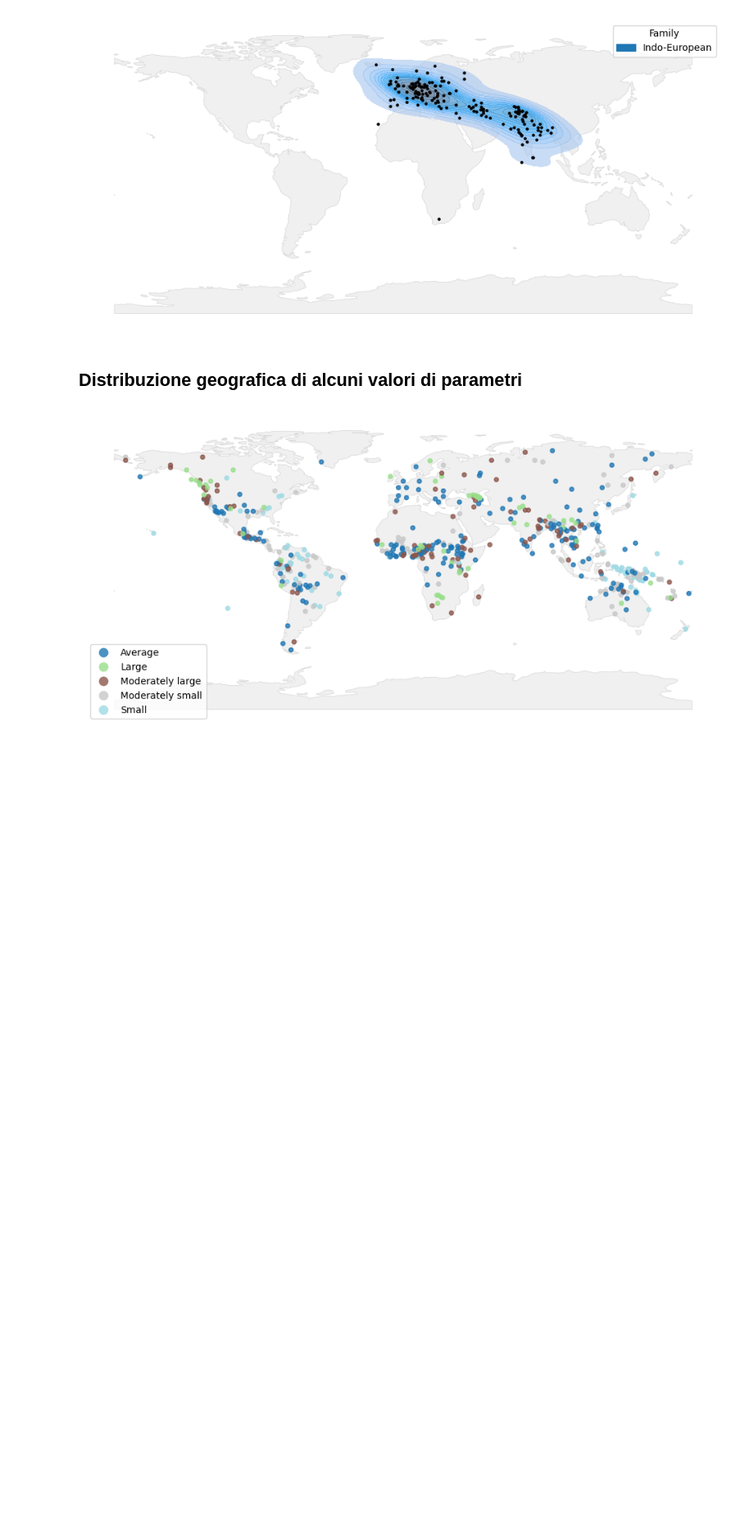
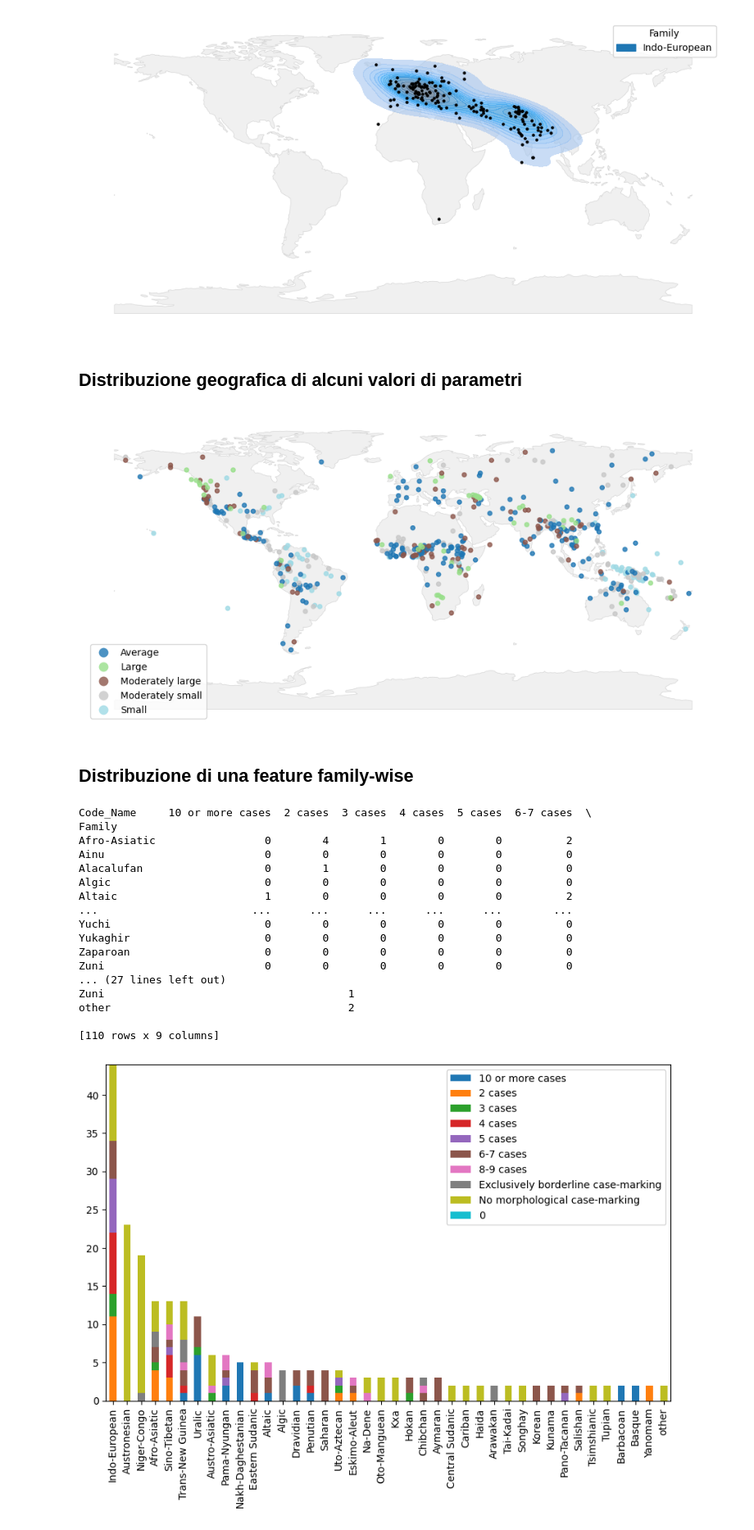
Before and after one commit to FedeBrus/Progetto1FAS, a Jupyter notebook: notebooks/geographical_distribution.ipynb, the cells around one changed output. Shown at 82% size. Drawn from its saved outputs; the diff is of its cells as text; code cells hidden in the pictures; blank space fills up the shorter version.

```diff
--- a/notebooks/geographical_distribution.ipynb
+++ b/notebooks/geographical_distribution.ipynb
@@ -47,3 +47,50 @@ plotter.plot_points_on_map(map, "Code_Name")
 plt.show()
 # %% [output]
 [figure]
+# %% [markdown]
+## Distribuzione di una feature family-wise
+# %%
+feature_id = "49A"
+
+qdf = df.copy()
+qdf = stats.filter(qdf, "Parameter_ID", [feature_id])
+qdf = pd.crosstab(qdf["Family"], qdf["Code_Name"])
+
+n_top = 40
+top = (qdf
+       .assign(Total=qdf.sum(axis=1))
+       .sort_values("Total", ascending=False)
+       .drop(columns="Total")
+       .head(n_top))
+
+others = qdf.iloc[n_top:]
+
+if not others.empty:
+    other_series = pd.Series({"Other": others.sum()})
+    languages_by_family = pd.concat([top, other_series])
+else:
+    languages_by_family = top
+
+languages_by_family_chunks = stats.get_chunks(languages_by_family, 40)
+
+for chunk in languages_by_family_chunks:
+    plotter.stacked_bar_plot(chunk)
+# %% [output]
+Code_Name     10 or more cases  2 cases  3 cases  4 cases  5 cases  6-7 cases  \
+Family
+Afro-Asiatic                 0        4        1        0        0          2
+Ainu                         0        0        0        0        0          0
+Alacalufan                   0        1        0        0        0          0
+Algic                        0        0        0        0        0          0
+Altaic                       1        0        0        0        0          2
+...                        ...      ...      ...      ...      ...        ...
+Yuchi                        0        0        0        0        0          0
+Yukaghir                     0        0        0        0        0          0
+Zaparoan                     0        0        0        0        0          0
+Zuni                         0        0        0        0        0          0
+... (27 lines left out)
+Zuni                                      1
+other                                     2
+
+[110 rows x 9 columns]
+[figure, added]
```
Also changed, not shown: parts of 1 cell of this notebook, 3 other files.
